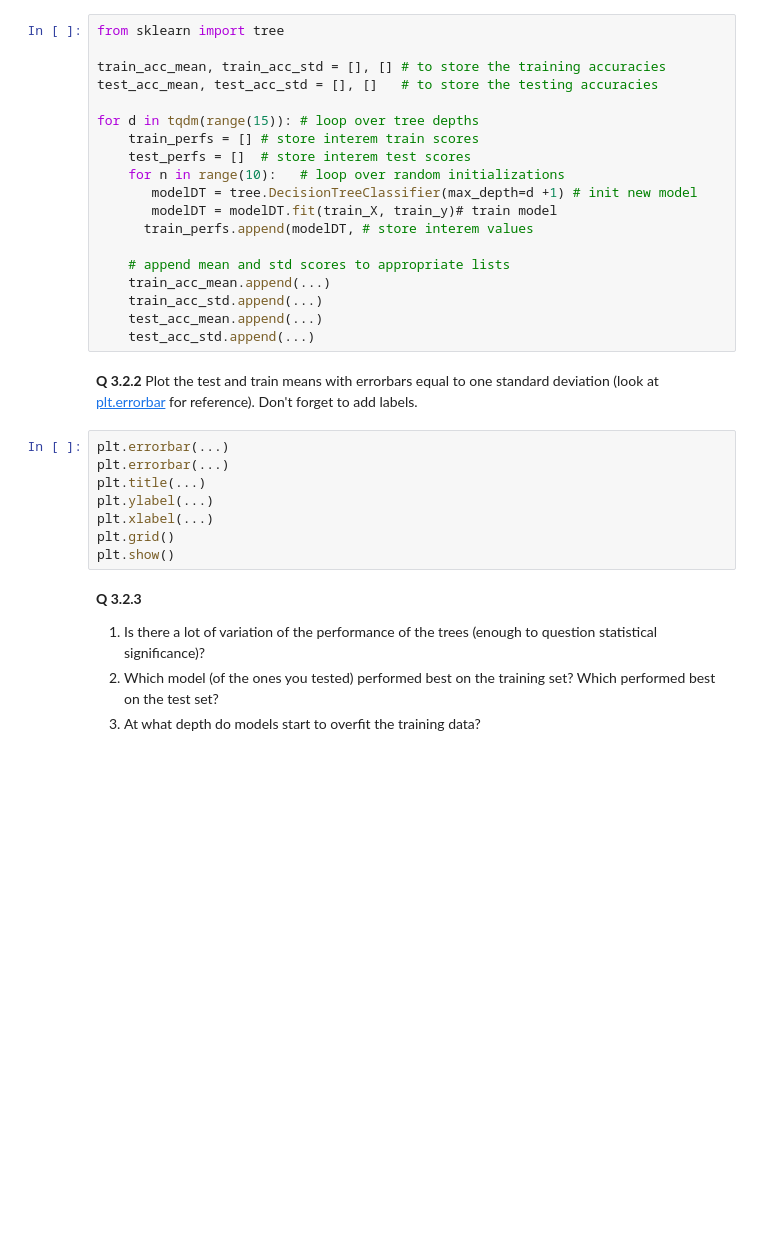
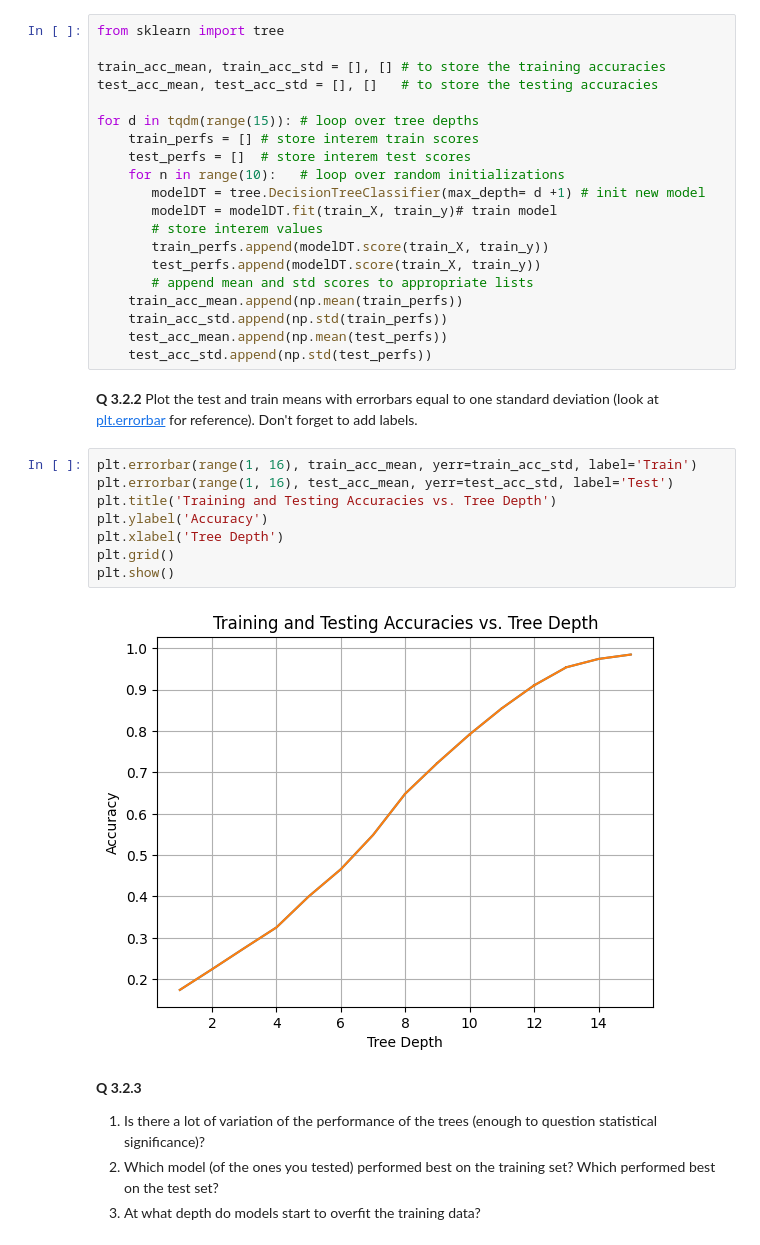
Before and after one commit to celinamadaschi/TMDL2024-, a Jupyter notebook: week2/Assignment 2 - Empty.ipynb, the cells around one changed output. Cells and saved outputs as stored; diff of their text form; blank space fills up the shorter version.

```diff
--- a/week2/Assignment 2 - Empty.ipynb
+++ b/week2/Assignment 2 - Empty.ipynb
@@ -156,25 +154,28 @@ for d in tqdm(range(15)): # loop over tree depths
     train_perfs = [] # store interem train scores
     test_perfs = []  # store interem test scores
     for n in range(10):   # loop over random initializations
-       modelDT = tree.DecisionTreeClassifier(max_depth=d +1) # init new model
+       modelDT = tree.DecisionTreeClassifier(max_depth= d +1) # init new model
        modelDT = modelDT.fit(train_X, train_y)# train model
-      train_perfs.append(modelDT, # store interem values
-
-    # append mean and std scores to appropriate lists
-    train_acc_mean.append(...)
-    train_acc_std.append(...)
-    test_acc_mean.append(...)
-    test_acc_std.append(...)
+       # store interem values
+       train_perfs.append(modelDT.score(train_X, train_y))
+       test_perfs.append(modelDT.score(train_X, train_y))
+       # append mean and std scores to appropriate lists
+    train_acc_mean.append(np.mean(train_perfs))
+    train_acc_std.append(np.std(train_perfs))
+    test_acc_mean.append(np.mean(test_perfs))
+    test_acc_std.append(np.std(test_perfs))
 # %% [markdown]
 **Q 3.2.2** Plot the test and train means with errorbars equal to one standard deviation (look at [plt.errorbar](https://matplotlib.org/stable/api/_as_gen/matplotlib.pyplot.errorbar.html) for reference). Don't forget to add labels.
 # %%
-plt.errorbar(...)
-plt.errorbar(...)
-plt.title(...)
-plt.ylabel(...)
-plt.xlabel(...)
+plt.errorbar(range(1, 16), train_acc_mean, yerr=train_acc_std, label='Train')
+plt.errorbar(range(1, 16), test_acc_mean, yerr=test_acc_std, label='Test')
+plt.title('Training and Testing Accuracies vs. Tree Depth')
+plt.ylabel('Accuracy')
+plt.xlabel('Tree Depth')
 plt.grid()
 plt.show()
+# %% [output]
+[figure, added]
 # %% [markdown]
 **Q 3.2.3**
 
```
Also changed, not shown: parts of 6 cells of this notebook.
